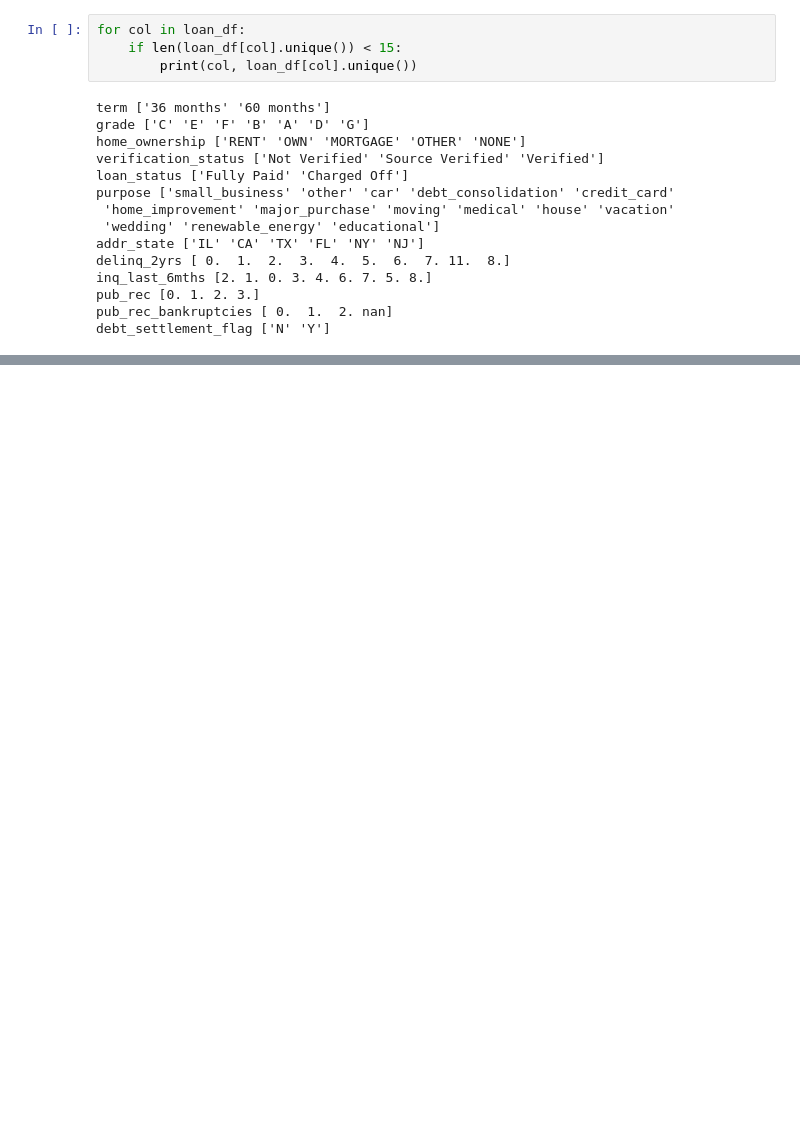
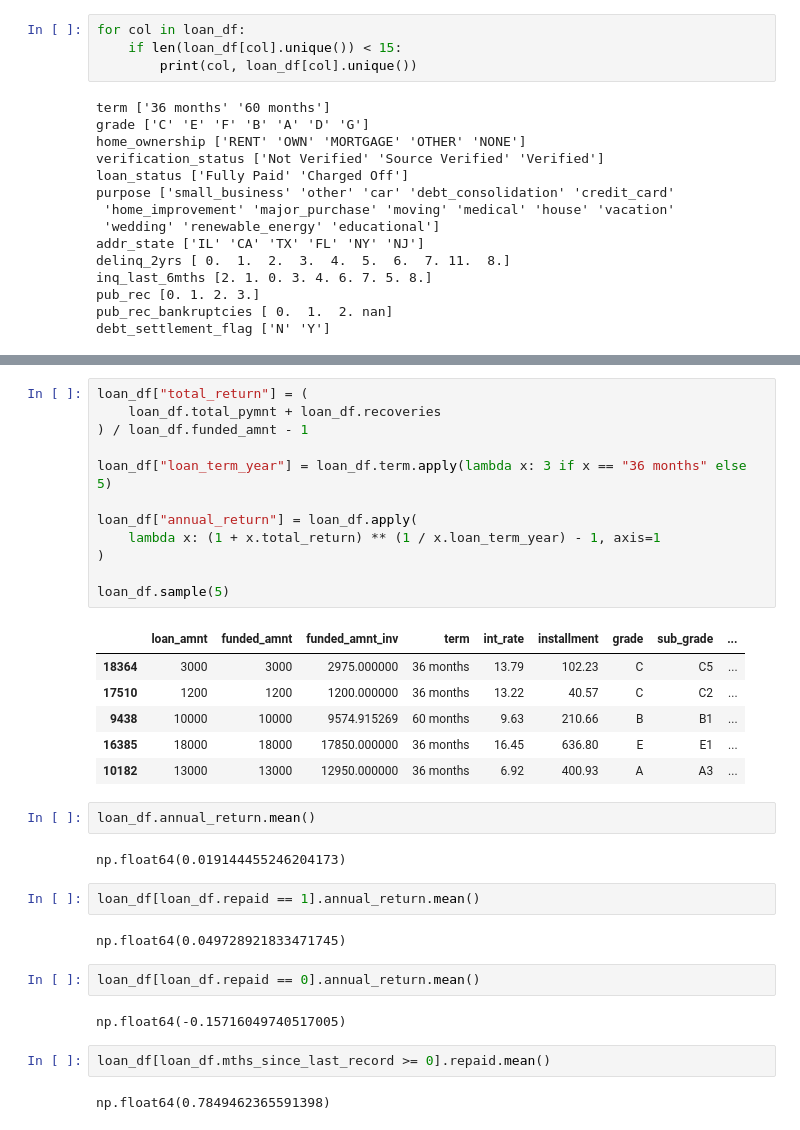
Before and after one commit to heathernfran/lending_club_notebooks, a Jupyter notebook: exploratory_data_analysis.ipynb, the cells around one changed output, grey strips where cells are left out. Saved outputs shown, nothing was run; the diff lists cells and outputs as text; blank space fills up the shorter version.

```diff
--- a/exploratory_data_analysis.ipynb
+++ b/exploratory_data_analysis.ipynb
@@ -250,0 +290,35 @@ memory usage: 4.4+ MB
+# %%
+loan_df["total_return"] = (
+    loan_df.total_pymnt + loan_df.recoveries
+) / loan_df.funded_amnt - 1
+
+loan_df["loan_term_year"] = loan_df.term.apply(lambda x: 3 if x == "36 months" else 5)
+
+loan_df["annual_return"] = loan_df.apply(
+    lambda x: (1 + x.total_return) ** (1 / x.loan_term_year) - 1, axis=1
+)
+
+loan_df.sample(5)
+# %% [output]
+|  | loan_amnt | funded_amnt | funded_amnt_inv | term | int_rate | installment | grade | sub_grade | ... |
+| 18364 | 3000 | 3000 | 2975.000000 | 36 months | 13.79 | 102.23 | C | C5 | ... |
+| 17510 | 1200 | 1200 | 1200.000000 | 36 months | 13.22 | 40.57 | C | C2 | ... |
+| 9438 | 10000 | 10000 | 9574.915269 | 60 months | 9.63 | 210.66 | B | B1 | ... |
+| 16385 | 18000 | 18000 | 17850.000000 | 36 months | 16.45 | 636.80 | E | E1 | ... |
+| 10182 | 13000 | 13000 | 12950.000000 | 36 months | 6.92 | 400.93 | A | A3 | ... |
+# %%
+loan_df.annual_return.mean()
+# %% [output]
+np.float64(0.019144455246204173)
+# %%
+loan_df[loan_df.repaid == 1].annual_return.mean()
+# %% [output]
+np.float64(0.049728921833471745)
+# %%
+loan_df[loan_df.repaid == 0].annual_return.mean()
+# %% [output]
+np.float64(-0.15716049740517005)
+# %%
+loan_df[loan_df.mths_since_last_record >= 0].repaid.mean()
+# %% [output]
+np.float64(0.7849462365591398)
```
Also changed, not shown: parts of 13 cells of this notebook.
